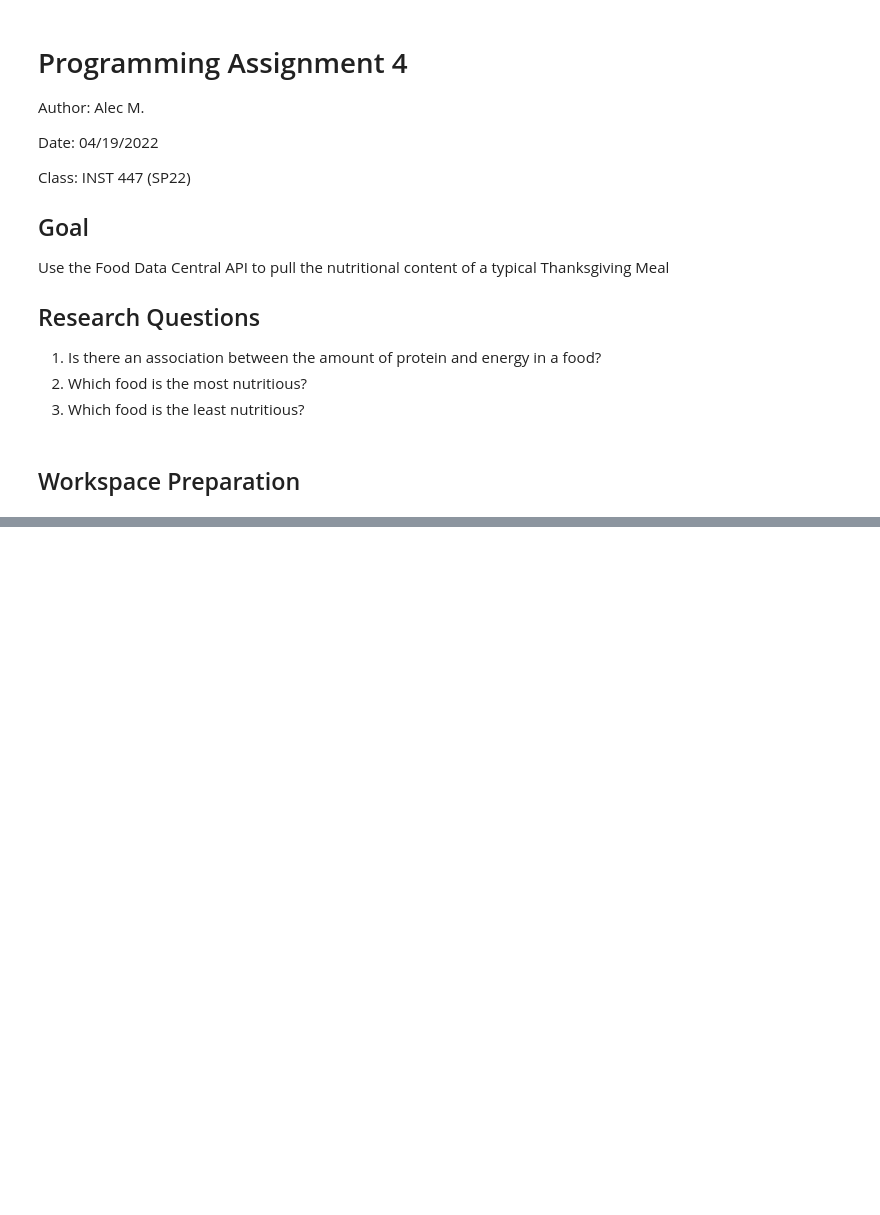
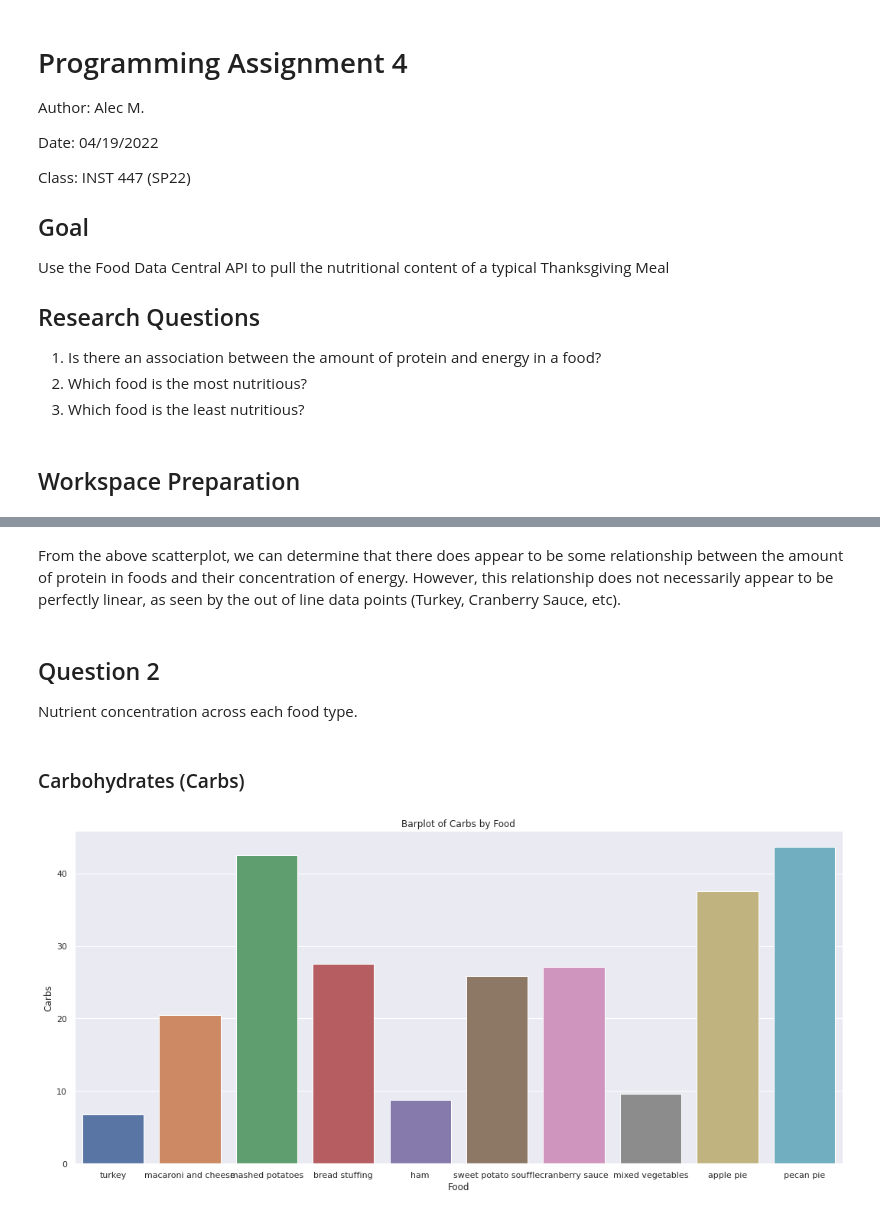
Before and after one commit to amattu2/INST-447, a Jupyter notebook: Assignments/4/4.ipynb, the cells around one changed output, grey strips where cells are left out. Drawn from its saved outputs; the diff is of its cells as text; code cells hidden in the pictures; blank space fills up the shorter version.

```diff
--- a/Assignments/4/4.ipynb
+++ b/Assignments/4/4.ipynb
@@ -191,0 +128,20 @@ Text(0.5, 1.0, 'RQ3: Which food has the most fat?')
+# %% [markdown]
+From the above scatterplot, we can determine that there does appear to be some relationship between the amount of protein in foods and their concentration of energy. However, this relationship does not necessarily appear to be perfectly linear, as seen by the out of line data points (Turkey, Cranberry Sauce, etc).
+# %% [markdown]
+## Question 2
+Nutrient concentration across each food type.
+# %% [markdown]
+### Carbohydrates (Carbs)
+# %%
+# Create Plot
+sns.barplot(y = 'Carbs', x = 'Food', data = all_foods)
+
+# Add Labels
+plt.title("Barplot of Carbs by Food")
+plt.ylabel("Carbs")
+plt.xlabel("Food")
+
+# Hide Output
+None;
+# %% [output]
+[figure, added]
```
Also changed, not shown: parts of 31 cells of this notebook, 1 other file.
